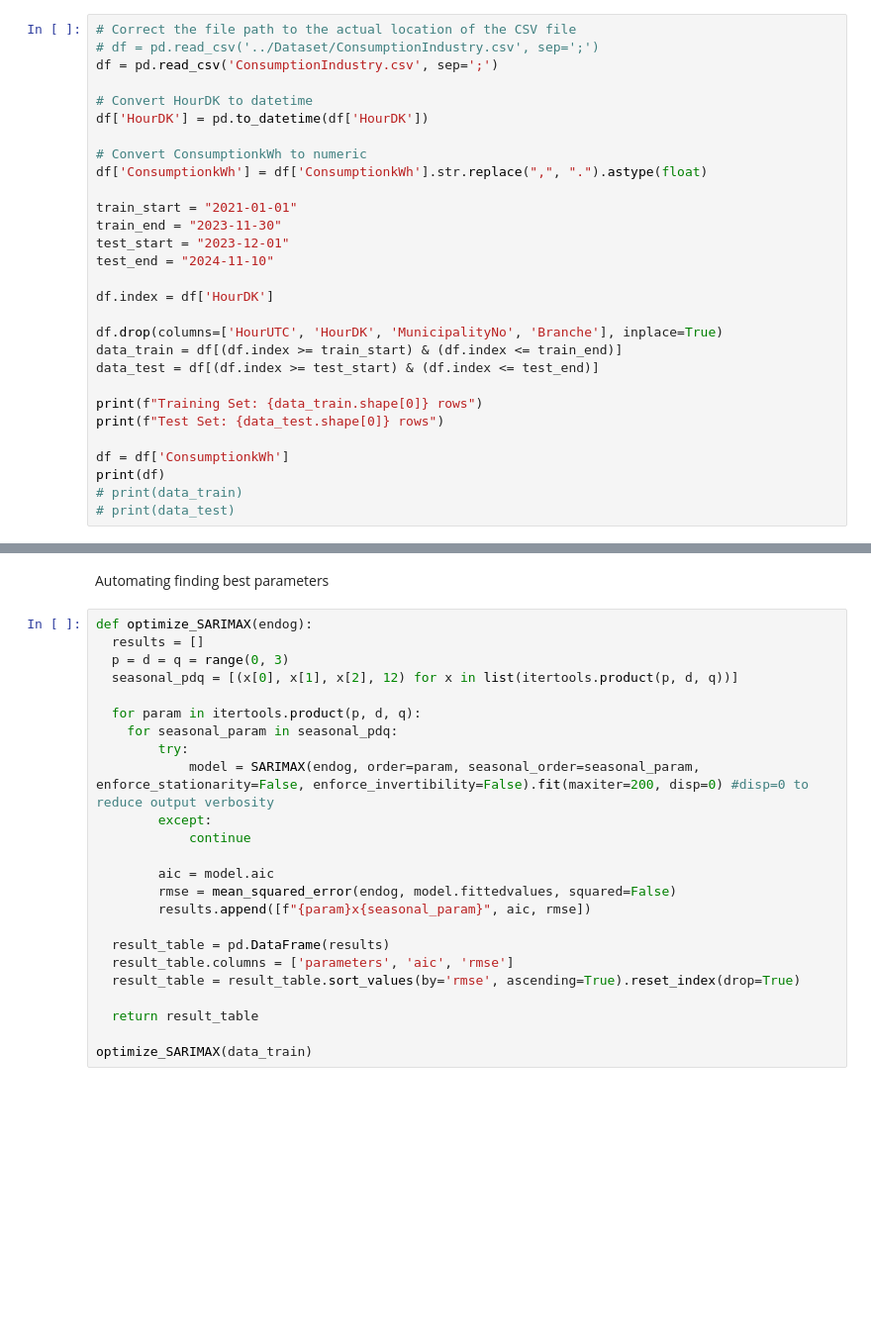
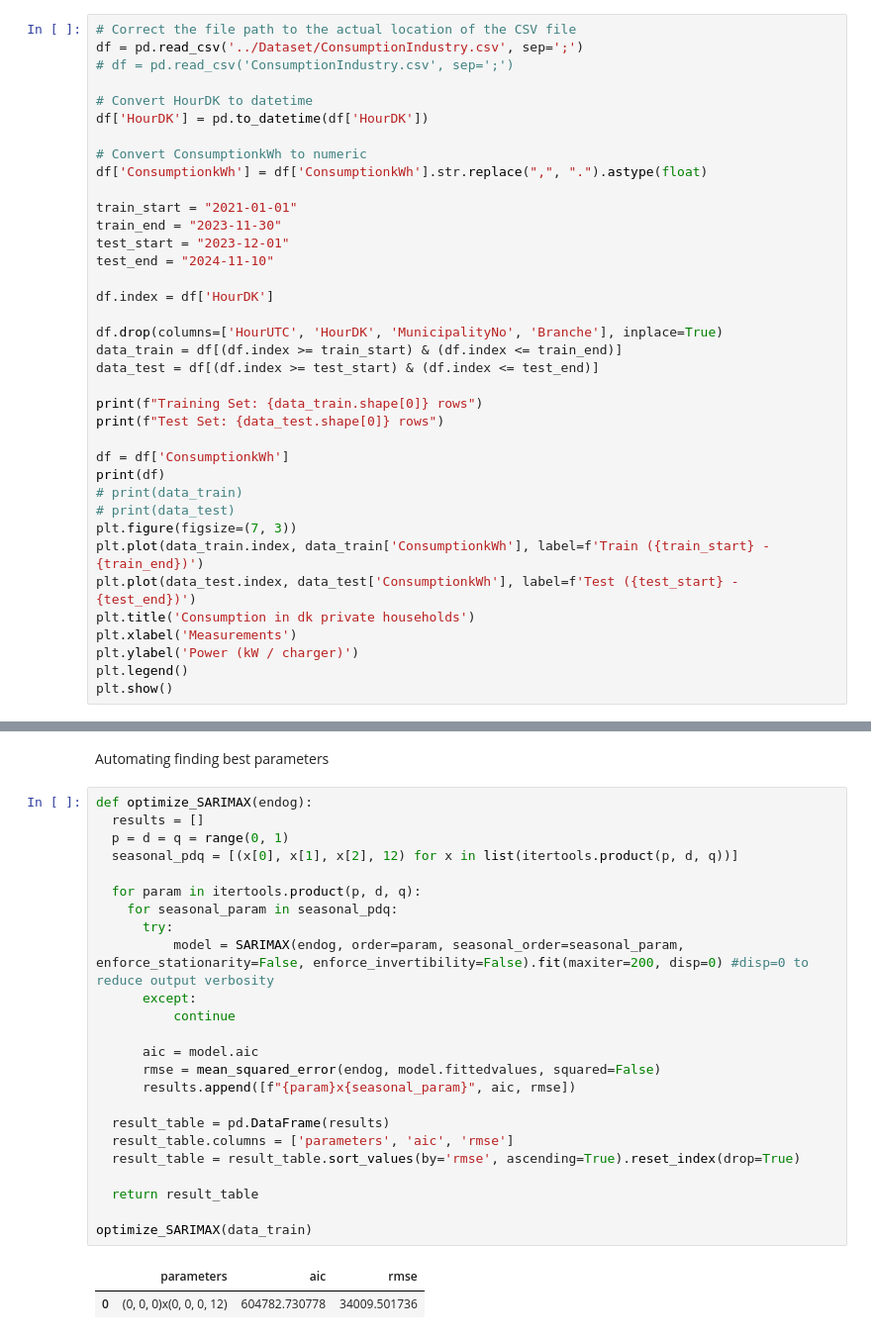
Before and after one commit to Casper0913/p9-energy, a Jupyter notebook: Models/Whitebox.ipynb, the cells around one changed output, grey strips where cells are left out. Shown at 99% size. Saved outputs shown, nothing was run; the diff lists cells and outputs as text; blank space fills up the shorter version.

```diff
--- a/Models/Whitebox.ipynb
+++ b/Models/Whitebox.ipynb
@@ -39,7 +105,7 @@ Initializing time series
 # %%
 # Correct the file path to the actual location of the CSV file
-# df = pd.read_csv('../Dataset/ConsumptionIndustry.csv', sep=';')
-df = pd.read_csv('ConsumptionIndustry.csv', sep=';')
+df = pd.read_csv('../Dataset/ConsumptionIndustry.csv', sep=';')
+# df = pd.read_csv('ConsumptionIndustry.csv', sep=';')
 
 # Convert HourDK to datetime
 df['HourDK'] = pd.to_datetime(df['HourDK'])
@@ -65,6 +131,14 @@ df = df['ConsumptionkWh']
 print(df)
 # print(data_train)
 # print(data_test)
+plt.figure(figsize=(7, 3))
+plt.plot(data_train.index, data_train['ConsumptionkWh'], label=f'Train ({train_start} - {train_end})')
+plt.plot(data_test.index, data_test['ConsumptionkWh'], label=f'Test ({test_start} - {test_end})')
+plt.title('Consumption in dk private households')
+plt.xlabel('Measurements')
+plt.ylabel('Power (kW / charger)')
+plt.legend()
+plt.show()
 # %% [output]
 Training Set: 25512 rows
 Test Set: 8281 rows
@@ -272,24 +229,27 @@ Automating finding best parameters
 # %%
 def optimize_SARIMAX(endog):
   results = []
-  p = d = q = range(0, 3)
+  p = d = q = range(0, 1)
   seasonal_pdq = [(x[0], x[1], x[2], 12) for x in list(itertools.product(p, d, q))]
 
   for param in itertools.product(p, d, q):
     for seasonal_param in seasonal_pdq:
-        try:
-            model = SARIMAX(endog, order=param, seasonal_order=seasonal_param, enforce_stationarity=False, enforce_invertibility=False).fit(maxiter=200, disp=0) #disp=0 to reduce output verbosity
-        except:
-            continue
+      try:
+          model = SARIMAX(endog, order=param, seasonal_order=seasonal_param, enforce_stationarity=False, enforce_invertibility=False).fit(maxiter=200, disp=0) #disp=0 to reduce output verbosity
+      except:
+          continue
 
-        aic = model.aic
-        rmse = mean_squared_error(endog, model.fittedvalues, squared=False)
-        results.append([f"{param}x{seasonal_param}", aic, rmse])
+      aic = model.aic
+      rmse = mean_squared_error(endog, model.fittedvalues, squared=False)
+      results.append([f"{param}x{seasonal_param}", aic, rmse])
 
   result_table = pd.DataFrame(results)
   result_table.columns = ['parameters', 'aic', 'rmse']
   result_table = result_table.sort_values(by='rmse', ascending=True).reset_index(drop=True)
 
   return result_table
 
 optimize_SARIMAX(data_train)
+# %% [output]
+|  | parameters | aic | rmse |
+| 0 | (0, 0, 0)x(0, 0, 0, 12) | 604782.730778 | 34009.501736 |
```
Also changed, not shown: parts of 15 cells of this notebook, 1 other file.
